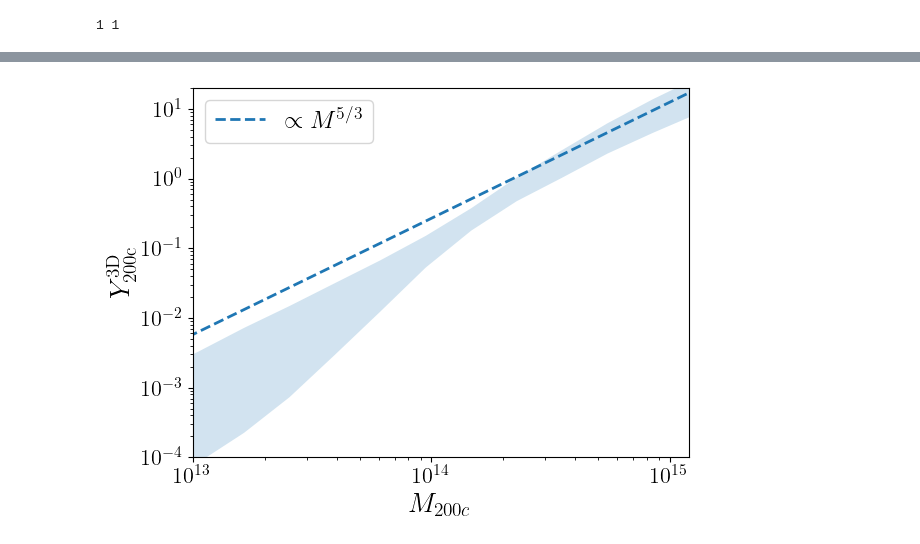
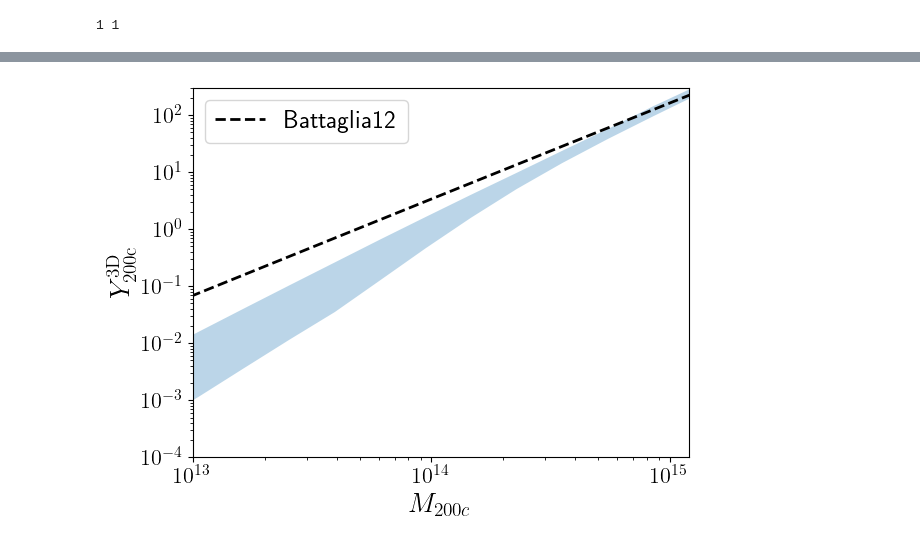
Before and after one commit to shivampcosmo/GODMAX, a Jupyter notebook: notebooks/ACTxDES/YM_werr.ipynb, the cells around one changed output, grey strips where cells are left out. Saved outputs shown, nothing was run; the diff lists cells and outputs as text; code cells hidden in the pictures.

```diff
--- a/notebooks/ACTxDES/YM_werr.ipynb
+++ b/notebooks/ACTxDES/YM_werr.ipynb
@@ -44,0 +105,7 @@ from get_covs import get_cov
+# %%
+ldir = '/projects/bdne/spandey3/new_godmax/GODMAX/results/DESxACT/chains_Jan/'
+# samps_all = get_MCsamps(ldir + 'mcmc_v9_probe_all_modelmatter_DMB_deproj_cib_1p7_dBeta_samples_4500_warmup_3500_num_chains_64_treedepth_4_gtysc_True_Y3xipmsc_False.pkl')
+# samps_gty = get_MCsamps(ldir + 'mcmc_v9_probe_gty_modelmatter_DMB_deproj_cib_1p7_dBeta_samples_4000_warmup_3000_num_chains_64_treedepth_4_gtysc_True_Y3xipmsc_False.pkl')
+# samps_xipm = get_MCsamps(ldir + 'mcmc_v9_probe_xip_xim_modelmatter_DMB_deproj_cib_1p7_dBeta_samples_4500_warmup_3500_num_chains_64_treedepth_4_gtysc_True_Y3xipmsc_False.pkl')
+
+samps, keys = get_samps(ldir + 'mcmc_v10_probe_all_modelmatter_DMB_deproj_cib_1p7_dBeta_samples_8000_warmup_7000_num_chains_64_treedepth_4_gtysc_True_Y3xipmsc_False.pkl')
@@ -118,6 +168,6 @@ print(samps.shape, samps_sel.shape)
 # %%
 # samps.shape
 nsamp_tot = samps.shape[0]
-indsel = np.sort(np.random.randint(0, nsamp_tot, 100))
+indsel = np.sort(np.random.randint(0, nsamp_tot, 128))
 indsel
 # %% [output]
@@ -148,6 +201,7 @@ from tqdm import tqdm
 Y_model_all_samp = []
 
 for map_ind in tqdm(indsel):
+# for map_ind in tqdm(indsel[:2]):
     saved_bestfit = {}
     for jk, key in enumerate(keys):
         # print(key, samps[map_ind, jk])
@@ -244,6 +298,7 @@ for map_ind in tqdm(indsel):
     z_array = profiles_test.z_array
     scale_fac_a_array = 1.0 / (1.0 + z_array)
     indz = 0
+    # indz = 8
     Ez = np.sqrt(bkgrd.growth_factor(profiles_test.cosmo_jax, scale_fac_a_array))[indz]
     # M200_noh = M_array[indM]/h
     h70 = h/0.7
@@ -256,7 +311,7 @@ for map_ind in tqdm(indsel):
         Y_ss = 97.6 * (1/h70) * (Ez**(2/3.)) * (M200_noh/(1e15/h70))**(5/3.) * (Ob/0.043) * (0.25/Om)
 
         # r200_jM = BCMP_test.r200c_mat[jM, indz]
-        r200_jM = profiles_test.r200c_mat[jM, indz]
+        r200_jM = profiles_test.r200c_mat[indz, jM]
         r_array_jM = np.logspace(-3, np.log10(r200_jM), 100)
         Pe_jz_jM = profiles_test.Pe_mat_physical[:, indz, jM]
         interpPe = interp1d(np.log(profiles_test.r_array), np.log(Pe_jz_jM), fill_value='extrapolate')
@@ -296,20 +497,19 @@ Ymax = np.percentile(Y_model_all_samp, 84, axis=0)
 # %%
 pl.figure()
-# for ji in range(len(indsel)):
-    # pl.plot(M_array, 1.8*Y_model_all_samp[ji],  lw=2.0)
-pl.fill_between(M_array, Ymin, Ymax, alpha=0.2)
-# pl.plot(M_array, Y_ss_all, label='SS', lw=2.0)
-pl.plot(M_array, 1.25e-24 * (M_array**(5/3.)), label=r'$\propto M^{5/3}$', lw=2.0, ls='--')
+pl.fill_between(M_array, Ymin, Ymax, alpha=0.3)
+pl.plot(M_array, Y_B12_all, label=r'Battaglia12', lw=2.0, color='k', ls='--')
 pl.xscale('log')
 pl.yscale('log')
 pl.xlabel(r'$M_{200c}$', fontsize=20)
 pl.ylabel(r'$Y^{\rm 3D}_{\rm 200c}$', fontsize=20)
 pl.xlim(1e13, 1.2e15)
-pl.ylim(1e-4, 2e1)
+pl.ylim(1e-4, 3e2)
 pl.legend(fontsize=18)
 pl.tick_params(axis='both', which='major', labelsize=16)
 pl.tick_params(axis='both', which='minor', labelsize=16)
-# pl.savefig('/mnt/home/spandey/ceph/GODMAX/results/ACTxDES/Y_M_bestfit.png', bbox_inches='tight', dpi=300)
+sdir = '/projects/bdne/spandey3/new_godmax/GODMAX/results/DESxACT/'
+pl.savefig(sdir + 'YM.pdf', bbox_inches='tight', dpi=300)
+
 pl.show()
 # %% [output]
-[figure, old version]
+[figure, new version]
```
Also changed, not shown: parts of 15 cells of this notebook, 13 other files.
